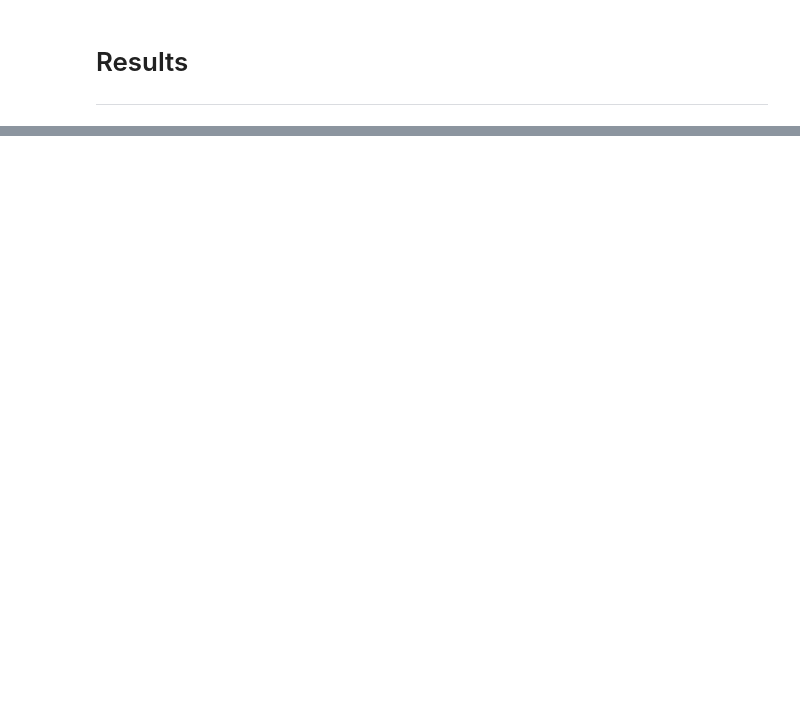
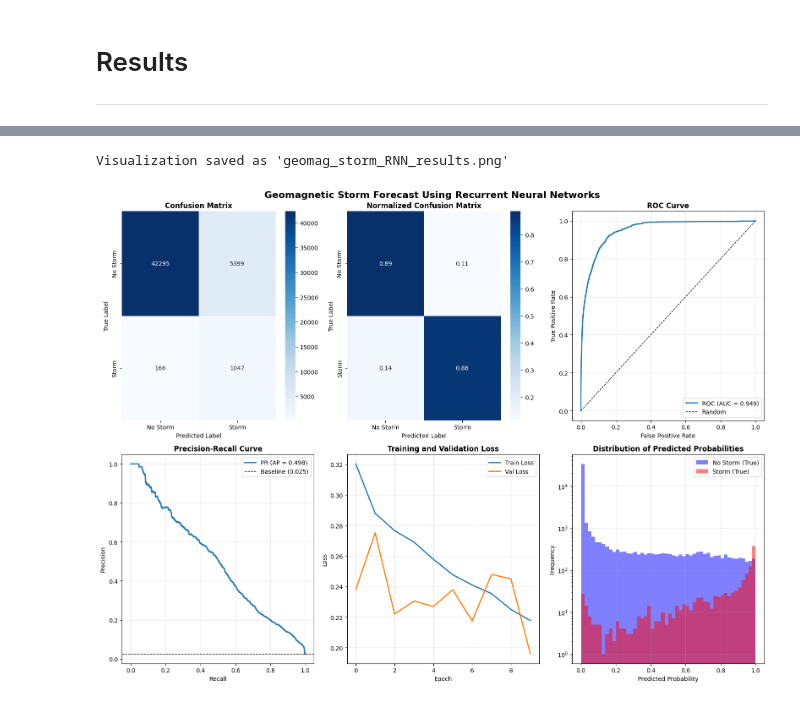
Before and after one commit to ferdesmello/hbr-solar-forecast-project, a Jupyter notebook: forecasters/forecast_storms_RNN.ipynb, the cells around one changed output, grey strips where cells are left out. Saved outputs shown, nothing was run; the diff lists cells and outputs as text; code cells hidden in the pictures; blank space fills up the shorter version.

```diff
--- a/forecasters/forecast_storms_RNN.ipynb
+++ b/forecasters/forecast_storms_RNN.ipynb
@@ -227,7 +370,7 @@ def randomized_search(X_train_scaled, y_train, n_iter=20):
 # %%
 # Search for the best hyperparameters
 best_params, best_score, results = randomized_search(
-    X_train_scaled,
+    X_train,
     y_train,
-    n_iter=20
+    n_iter=5
 )
@@ -234,13 +395,11 @@ best_params, best_score, results = randomized_search(
 # %%
-# Get number of features
-n_features = X_train_scaled.shape[1]
-
-# Create model with best parameters
+# Create final model with best parameters
 model = Sequential([
-    Input(shape=(n_features,)),
-    Dense(best_params['layer1_units'], activation='relu'),
+    Input(shape=(time_steps, n_features)),
+    GRU(best_params['units_gru'], activation='tanh'),
     Dropout(best_params['dropout_rate']),
-    Dense(best_params['layer2_units'], activation='relu'),
+    Dense(best_params['units_dense'], activation='relu'),
+    Dropout(best_params['dropout_rate']),
     Dense(1, activation='sigmoid')
 ])
 # %%
@@ -258,13 +417,13 @@ class_weights = dict(enumerate(compute_class_weight(
     y=y_train
 )))
 # %%
-# Train with best batch size
+# Train the best model
 es = EarlyStopping(patience=10, restore_best_weights=True)
 
 history = model.fit(
-    X_train_scaled, y_train,
+    X_train, y_train,
     validation_split=0.2,
-    epochs=100,
+    epochs=10,
     batch_size=best_params['batch_size'],
     callbacks=[es],
     verbose=1,
@@ -281,4 +465,4 @@ print("Best model saved to ../data/flares_keras.keras")
 # %%
 # Predict
-y_pred_proba = model.predict(X_test_scaled).ravel()     # flatten probabilities
+y_pred_proba = model.predict(X_test).ravel()     # flatten probabilities
 y_pred = (y_pred_proba >= 0.5).astype(int)       # threshold at 0.5
@@ -313,7 +551,7 @@ else:
 # Visualizations
 
 fig = plt.figure(figsize=(16, 12))
-plt.suptitle('Geomagnetic Storm Forecast Using Neural Networks', fontsize=16, fontweight='bold')
+plt.suptitle('Geomagnetic Storm Forecast Using Recurrent Neural Networks', fontsize=16, fontweight='bold')
 
 class_names = ['No Storm', 'Storm']
 
@@ -356,32 +594,35 @@ if len(np.unique(y_test)) > 1:
     ax4.set_title('Precision-Recall Curve', fontsize=12, fontweight='bold')
     ax4.legend()
     ax4.grid(True, alpha=0.3)
 
 # 5. Training and Validation Loss
 if 'history' in locals():
     hist = history.history
     ax5 = plt.subplot(2, 3, 5)
     ax5.plot(hist['loss'], label='Train Loss', linewidth=2)
     if 'val_loss' in hist:
         ax5.plot(hist['val_loss'], label='Val Loss', linewidth=2)
     ax5.set_xlabel('Epoch')
     ax5.set_ylabel('Loss')
     ax5.set_title('Training and Validation Loss', fontsize=12, fontweight='bold')
     ax5.legend()
     ax5.grid(True, alpha=0.3)
 
 # 6. Prediction Probability Distribution
 ax6 = plt.subplot(2, 3, 6)
 ax6.hist(y_pred_proba[y_test == 0], bins=50, alpha=0.5, label='No Storm (True)', color='blue')
 ax6.hist(y_pred_proba[y_test == 1], bins=50, alpha=0.5, label='Storm (True)', color='red')
 ax6.set_xlabel('Predicted Probability')
 ax6.set_ylabel('Frequency')
 ax6.set_yscale('log')
 ax6.set_title('Distribution of Predicted Probabilities', fontsize=12, fontweight='bold')
 ax6.legend()
 ax6.grid(True, alpha=0.3)
 
 plt.tight_layout()
-plt.savefig('../figures/geomag_storm_NN_results.png', dpi=300, bbox_inches='tight')
-print("\nVisualization saved as 'geomag_storm_NN_results.png'")
+plt.savefig('../figures/geomag_storm_RNN_results.png', dpi=300, bbox_inches='tight')
+print("\nVisualization saved as 'geomag_storm_RNN_results.png'")
 plt.show()
+# %% [output]
+Visualization saved as 'geomag_storm_RNN_results.png'
+[figure, added]
```
Also changed, not shown: parts of 33 cells of this notebook, 17 other files.
